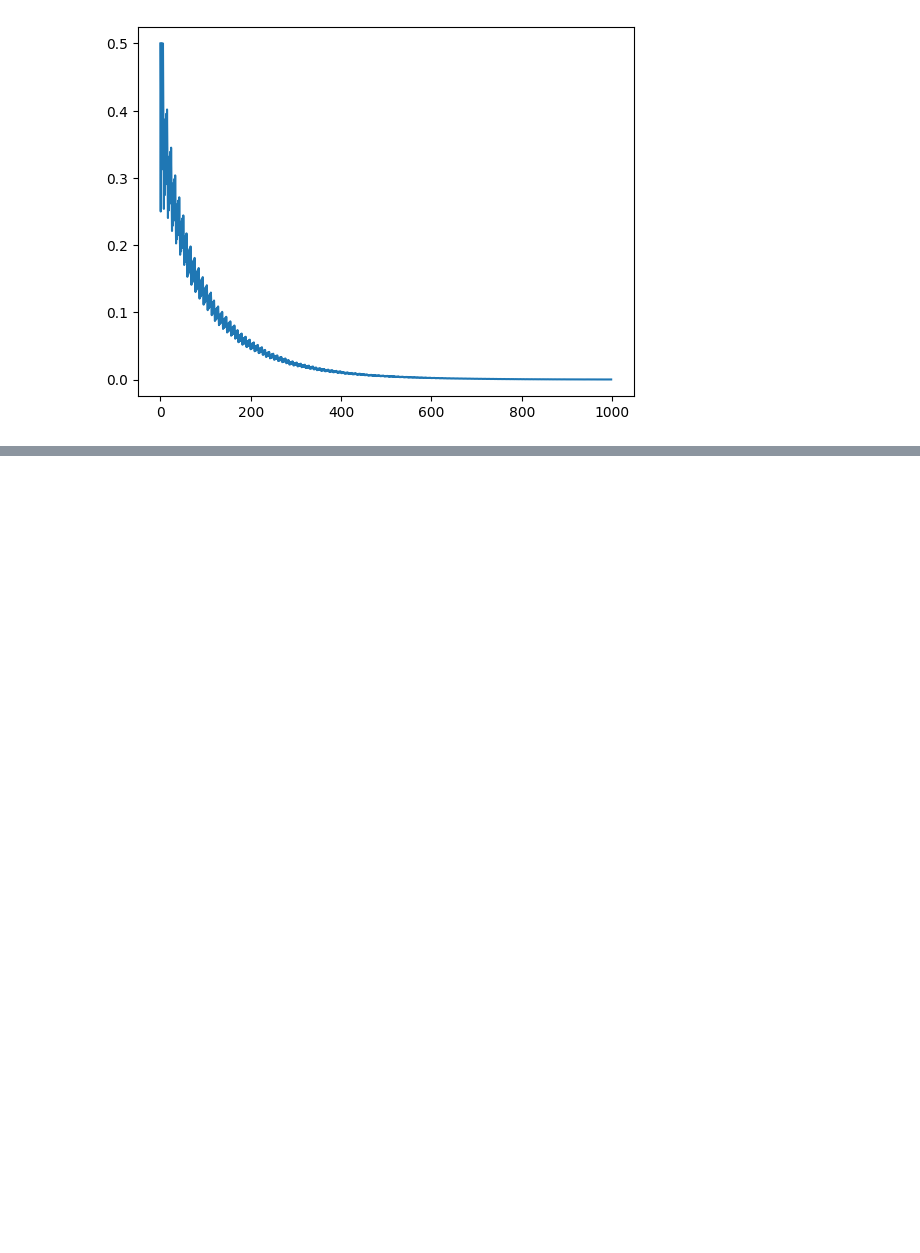
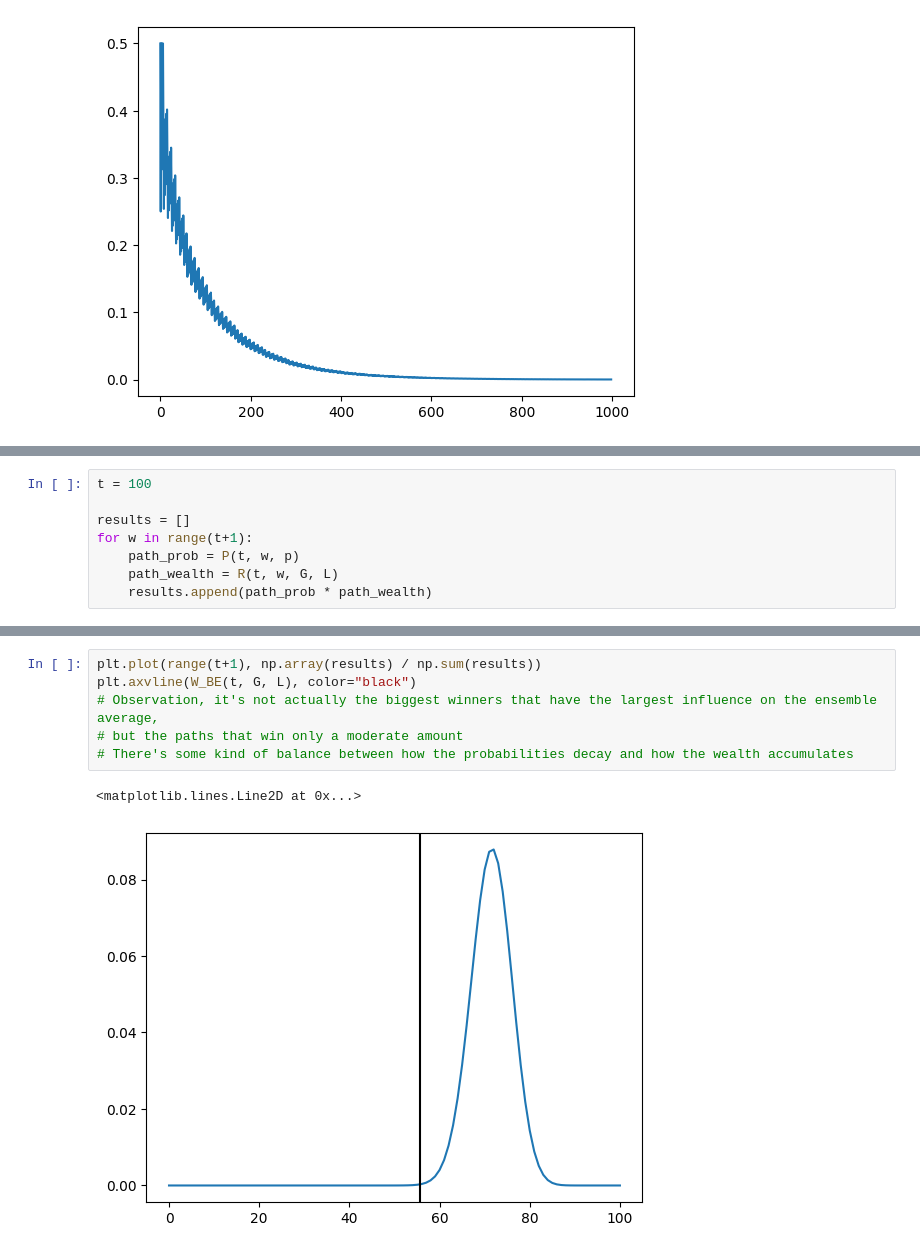
Before and after one commit to eadains/PythonBlogNotebooks, a Jupyter notebook: ergodicity_breaking.ipynb, the cells around one changed output, grey strips where cells are left out. Cells and saved outputs as stored; diff of their text form; blank space fills up the shorter version.

```diff
--- a/ergodicity_breaking.ipynb
+++ b/ergodicity_breaking.ipynb
@@ -73,0 +73,8 @@ wealths(10, G, L)
+# %%
+t = 100
+
+results = []
+for w in range(t+1):
+    path_prob = P(t, w, p)
+    path_wealth = R(t, w, G, L)
+    results.append(path_prob * path_wealth)
@@ -73,0 +88,9 @@ wealths(10, G, L)
+# %%
+plt.plot(range(t+1), np.array(results) / np.sum(results))
+plt.axvline(W_BE(t, G, L), color="black")
+# Observation, it's not actually the biggest winners that have the largest influence on the ensemble average,
+# but the paths that win only a moderate amount
+# There's some kind of balance between how the probabilities decay and how the wealth accumulates
+# %% [output]
+<matplotlib.lines.Line2D at 0x...>
+[figure, added]
```
Also changed, not shown: parts of 6 cells of this notebook.
